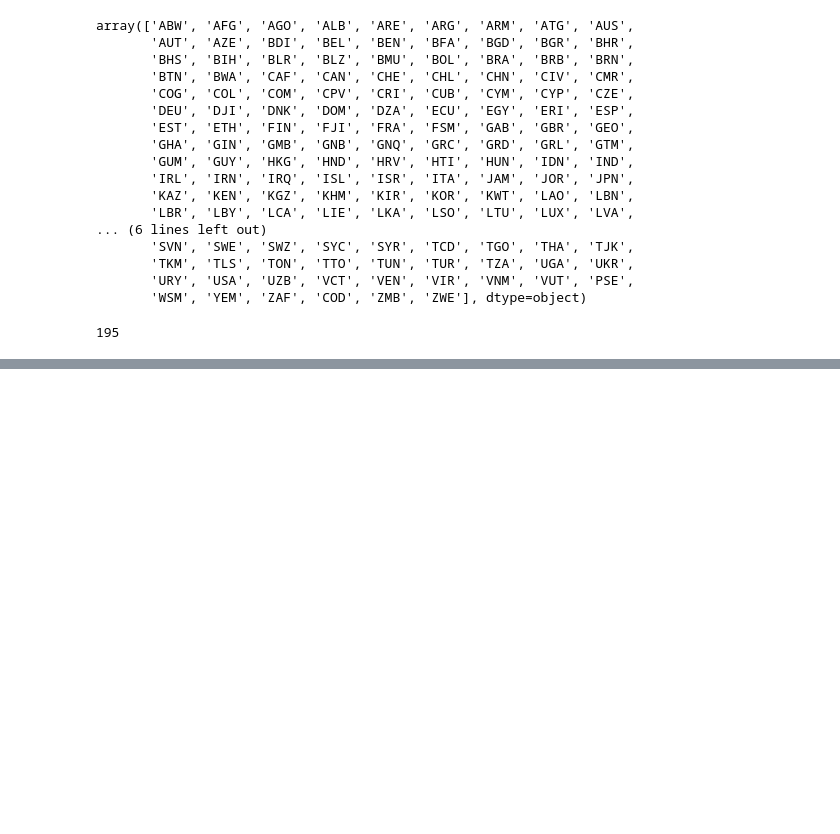
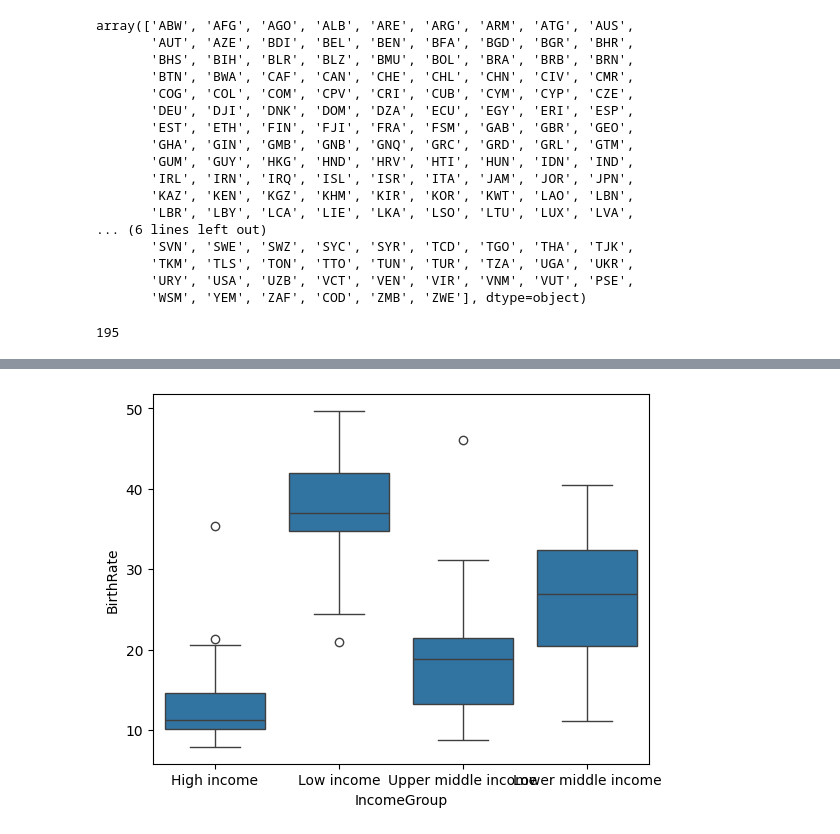
Before and after one commit to codebyALEEM/6_months_bootcamp__Agentic-AI-FSDS-ML-and-Python, a Jupyter notebook: P_Pandas_ALEEM.ipynb, the cells around one changed output, grey strips where cells are left out. Drawn from its saved outputs; the diff is of its cells as text; code cells hidden in the pictures; blank space fills up the shorter version.

```diff
--- a/P_Pandas_ALEEM.ipynb
+++ b/P_Pandas_ALEEM.ipynb
@@ -499,0 +539,5 @@ df.CountryCode.nunique()
+# %%
+#Boxplot
+vis2 = sns.boxplot(data=df,x='IncomeGroup',y='BirthRate')
+# %% [output]
+[figure, added]
```
Also changed, not shown: parts of 10 cells of this notebook.
